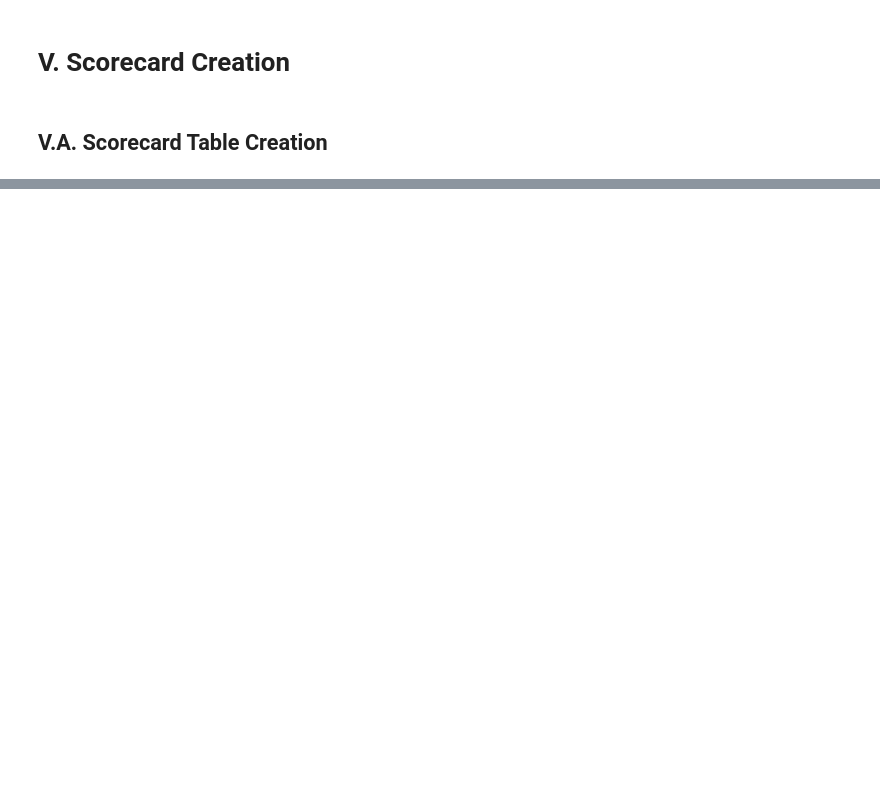
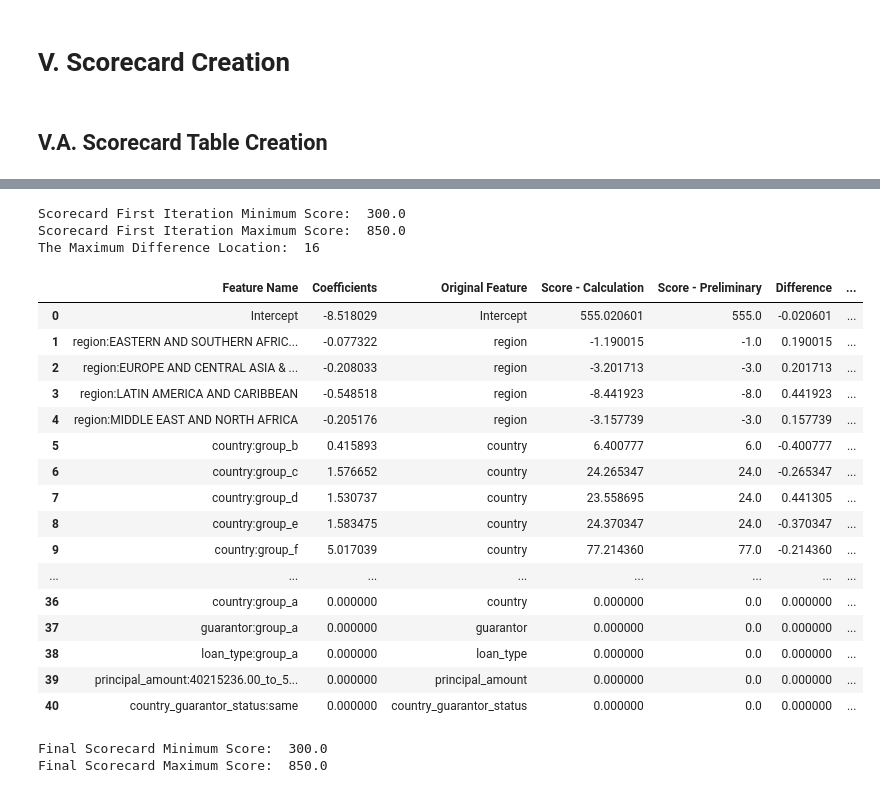
Before and after one commit to hardefarogonondo/IBRD-credit-scorecard-predictive-engine, a Jupyter notebook: notebooks/4_model_training_and_evaluation/model_training_and_evaluation.ipynb, the cells around one changed output, grey strips where cells are left out. Cells and saved outputs as stored; diff of their text form; code cells hidden in the pictures; blank space fills up the shorter version.

```diff
--- a/notebooks/4_model_training_and_evaluation/model_training_and_evaluation.ipynb
+++ b/notebooks/4_model_training_and_evaluation/model_training_and_evaluation.ipynb
@@ -759,4 +668,0 @@ df_scorecard
-# %%
-# Define the min and max threshholds for our scorecard
-min_score = 300
-max_score = 850
@@ -803,0 +669,26 @@ scored_train.head()
+# %%
+def create_scorecard_first_iteration(model, X_train, reference_categories, min_score = 300, max_score = 850):
+    feature_name = X_train.columns.tolist()
+    summary_table = pd.DataFrame(columns = ["Feature Name"], data = feature_name)
+    summary_table["Coefficients"] = np.transpose(model.coef_)
+    summary_table.index = summary_table.index + 1
+    summary_table.loc[0] = ["Intercept", model.intercept_[0]]
+    summary_table.sort_index(inplace = True)
+    reference_categories_df = pd.DataFrame(reference_categories, columns = ["Feature Name"])
+    reference_categories_df["Coefficients"] = 0
+    scorecard_df = pd.concat([summary_table, reference_categories_df])
+    scorecard_df.reset_index(drop = True, inplace = True)
+    scorecard_df["Original Feature"] = scorecard_df["Feature Name"].str.split(":").str[0]
+    min_sum_coef = scorecard_df.groupby("Original Feature")["Coefficients"].min().sum()
+    max_sum_coef = scorecard_df.groupby("Original Feature")["Coefficients"].max().sum()
+    scorecard_df["Score - Calculation"] = scorecard_df["Coefficients"] * (max_score - min_score) / (max_sum_coef - min_sum_coef)
+    scorecard_df.loc[0, "Score - Calculation"] = ((scorecard_df.loc[0, "Coefficients"] - min_sum_coef) / (max_sum_coef - min_sum_coef)) * (max_score - min_score) + min_score
+    scorecard_df["Score - Preliminary"] = scorecard_df["Score - Calculation"].round()
+    scorecard_df["Difference"] = scorecard_df["Score - Preliminary"] - scorecard_df["Score - Calculation"]
+    min_sum_score_preliminary = scorecard_df.groupby("Original Feature")["Score - Preliminary"].min().sum()
+    max_sum_score_preliminary = scorecard_df.groupby("Original Feature")["Score - Preliminary"].max().sum()
+    max_difference_idx = scorecard_df["Difference"].idxmax()
+    return scorecard_df, min_sum_score_preliminary, max_sum_score_preliminary, max_difference_idx
+# %%
+scorecard_first_iteration, min_score, max_score, max_difference_idx = create_scorecard_first_iteration(tuned_best_model.best_estimator_, X_train, reference_categories, min_score = 300, max_score = 850)
+scorecard_first_iteration
@@ -803,0 +713,43 @@ scored_train.head()
+# %%
+print("Scorecard First Iteration Minimum Score: ", min_score)
+print("Scorecard First Iteration Maximum Score: ", max_score)
+print("The Maximum Difference Location: ", max_difference_idx)
+# %% [output]
+Scorecard First Iteration Minimum Score:  300.0
+Scorecard First Iteration Maximum Score:  850.0
+The Maximum Difference Location:  16
+# %%
+def create_final_scorecard(scorecard_df, max_difference_idx):
+    scorecard_df["Score - Final"] = scorecard_df["Score - Preliminary"]
+    # scorecard_df.loc[0, "Score - Final"] = scorecard_df.loc[0, "Score - Final"] - 1
+    # scorecard_df.loc[max_difference_idx, "Score - Final"] = scorecard_df.loc[max_difference_idx, "Score - Final"] - 1
+    min_sum_score_final = scorecard_df.groupby("Original Feature")["Score - Final"].min().sum()
+    max_sum_score_final = scorecard_df.groupby("Original Feature")["Score - Final"].max().sum()
+    return scorecard_df, min_sum_score_final, max_sum_score_final
+# %%
+final_scorecard, min_score_final, max_score_final = create_final_scorecard(scorecard_first_iteration, max_difference_idx)
+final_scorecard
+# %% [output]
+|  | Feature Name | Coefficients | Original Feature | Score - Calculation | Score - Preliminary | Difference | ... |
+| 0 | Intercept | -8.518029 | Intercept | 555.020601 | 555.0 | -0.020601 | ... |
+| 1 | region:EASTERN AND SOUTHERN AFRIC... | -0.077322 | region | -1.190015 | -1.0 | 0.190015 | ... |
+| 2 | region:EUROPE AND CENTRAL ASIA & ... | -0.208033 | region | -3.201713 | -3.0 | 0.201713 | ... |
+| 3 | region:LATIN AMERICA AND CARIBBEAN | -0.548518 | region | -8.441923 | -8.0 | 0.441923 | ... |
+| 4 | region:MIDDLE EAST AND NORTH AFRICA | -0.205176 | region | -3.157739 | -3.0 | 0.157739 | ... |
+| 5 | country:group_b | 0.415893 | country | 6.400777 | 6.0 | -0.400777 | ... |
+| 6 | country:group_c | 1.576652 | country | 24.265347 | 24.0 | -0.265347 | ... |
+| 7 | country:group_d | 1.530737 | country | 23.558695 | 24.0 | 0.441305 | ... |
+| 8 | country:group_e | 1.583475 | country | 24.370347 | 24.0 | -0.370347 | ... |
+| 9 | country:group_f | 5.017039 | country | 77.214360 | 77.0 | -0.214360 | ... |
+| ... | ... | ... | ... | ... | ... | ... | ... |
+| 36 | country:group_a | 0.000000 | country | 0.000000 | 0.0 | 0.000000 | ... |
+| 37 | guarantor:group_a | 0.000000 | guarantor | 0.000000 | 0.0 | 0.000000 | ... |
+| 38 | loan_type:group_a | 0.000000 | loan_type | 0.000000 | 0.0 | 0.000000 | ... |
+| 39 | principal_amount:40215236.00_to_5... | 0.000000 | principal_amount | 0.000000 | 0.0 | 0.000000 | ... |
+| 40 | country_guarantor_status:same | 0.000000 | country_guarantor_status | 0.000000 | 0.0 | 0.000000 | ... |
+# %%
+print("Final Scorecard Minimum Score: ", min_score_final)
+print("Final Scorecard Maximum Score: ", max_score_final)
+# %% [output]
+Final Scorecard Minimum Score:  300.0
+Final Scorecard Maximum Score:  850.0
```
Also changed, not shown: parts of 49 cells of this notebook.
